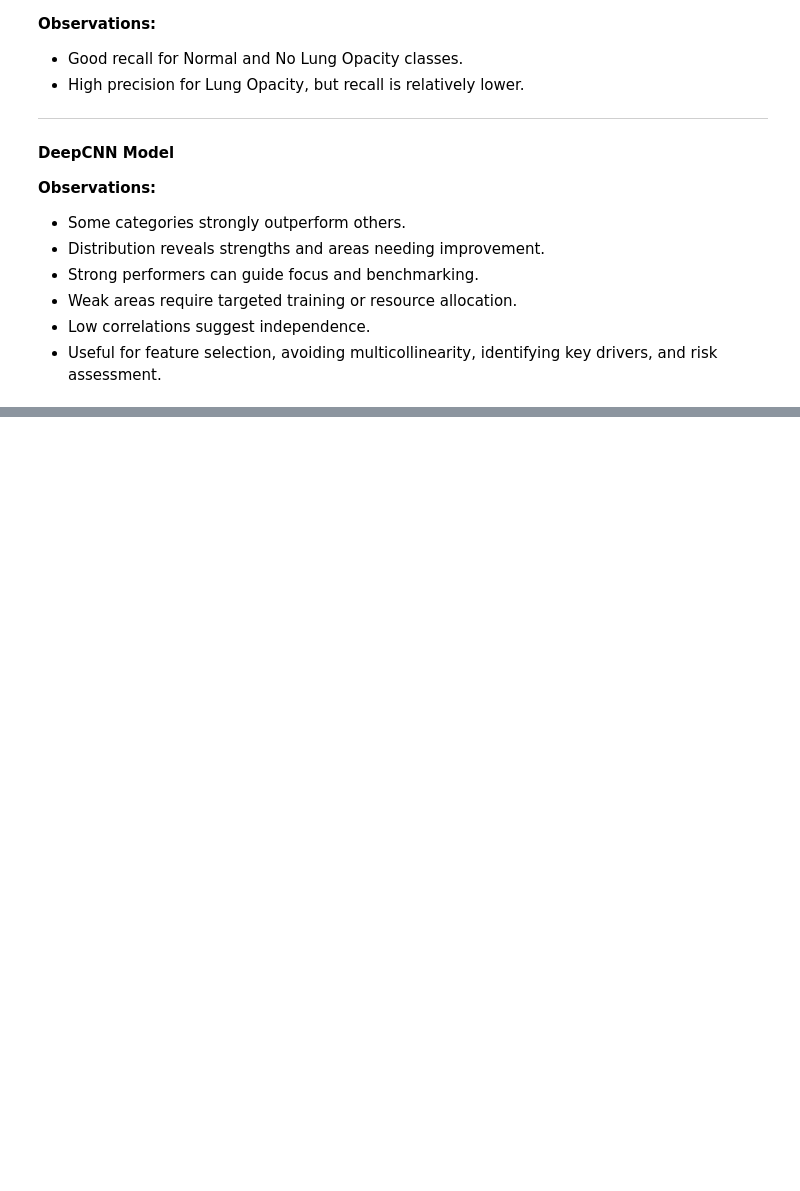
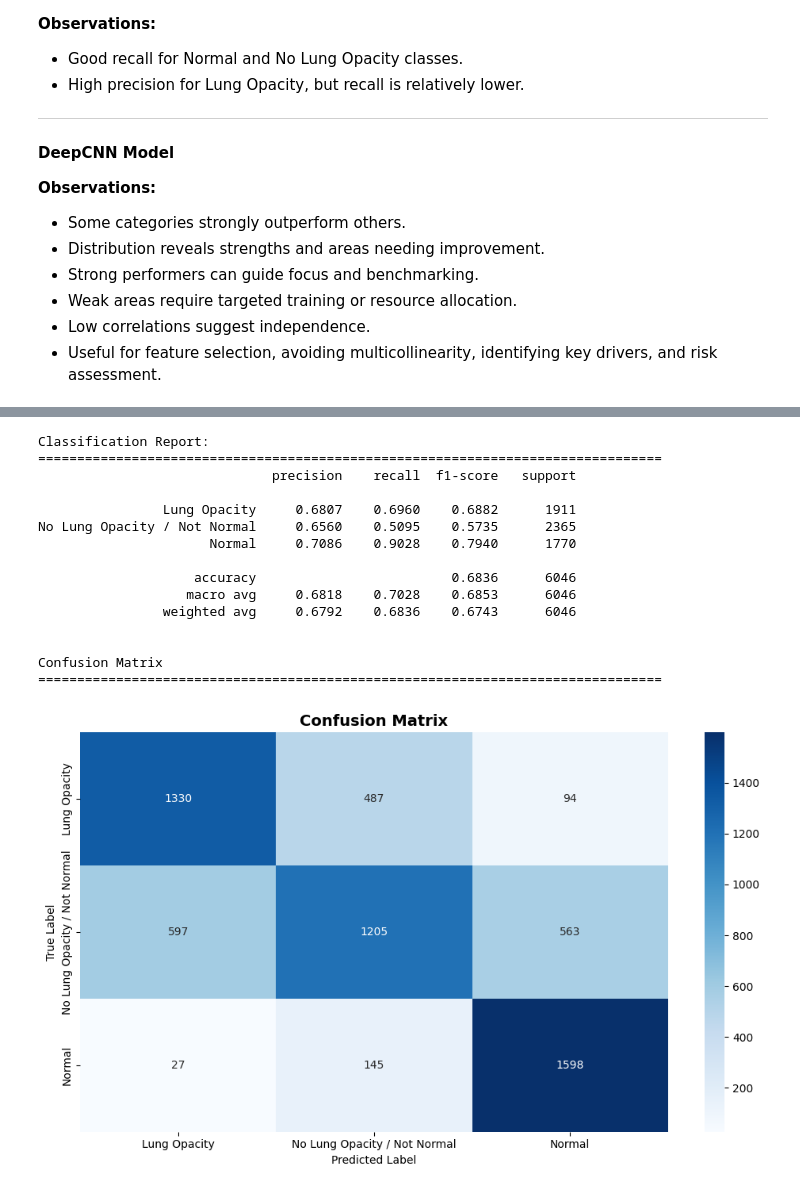
Before and after one commit to nkpatro/Pneumonia-Detection, a Jupyter notebook: Pneumonia-Detection.ipynb, the cells around one changed output, grey strips where cells are left out. Drawn from its saved outputs; the diff is of its cells as text; code cells hidden in the pictures; blank space fills up the shorter version.

```diff
--- a/Pneumonia-Detection.ipynb
+++ b/Pneumonia-Detection.ipynb
@@ -1228,0 +1445,19 @@ Confusion Matrix
+# %%
+evaluate_model(tuned_model, tuned_val_ds, label_encoder)
+# %% [output]
+Classification Report:
+================================================================================
+                              precision    recall  f1-score   support
+
+                Lung Opacity     0.6807    0.6960    0.6882      1911
+No Lung Opacity / Not Normal     0.6560    0.5095    0.5735      2365
+                      Normal     0.7086    0.9028    0.7940      1770
+
+                    accuracy                         0.6836      6046
+                   macro avg     0.6818    0.7028    0.6853      6046
+                weighted avg     0.6792    0.6836    0.6743      6046
+
+
+Confusion Matrix
+================================================================================
+[figure, added]
```
Also changed, not shown: parts of 13 cells of this notebook.
